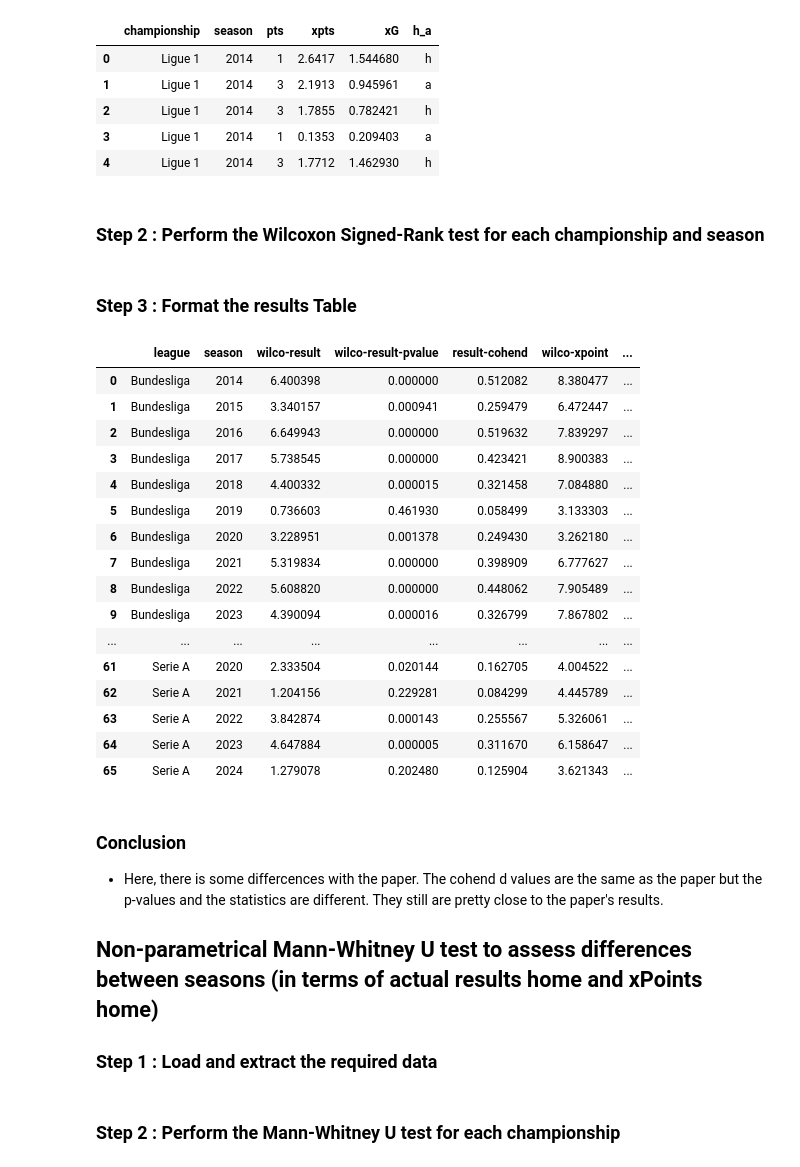
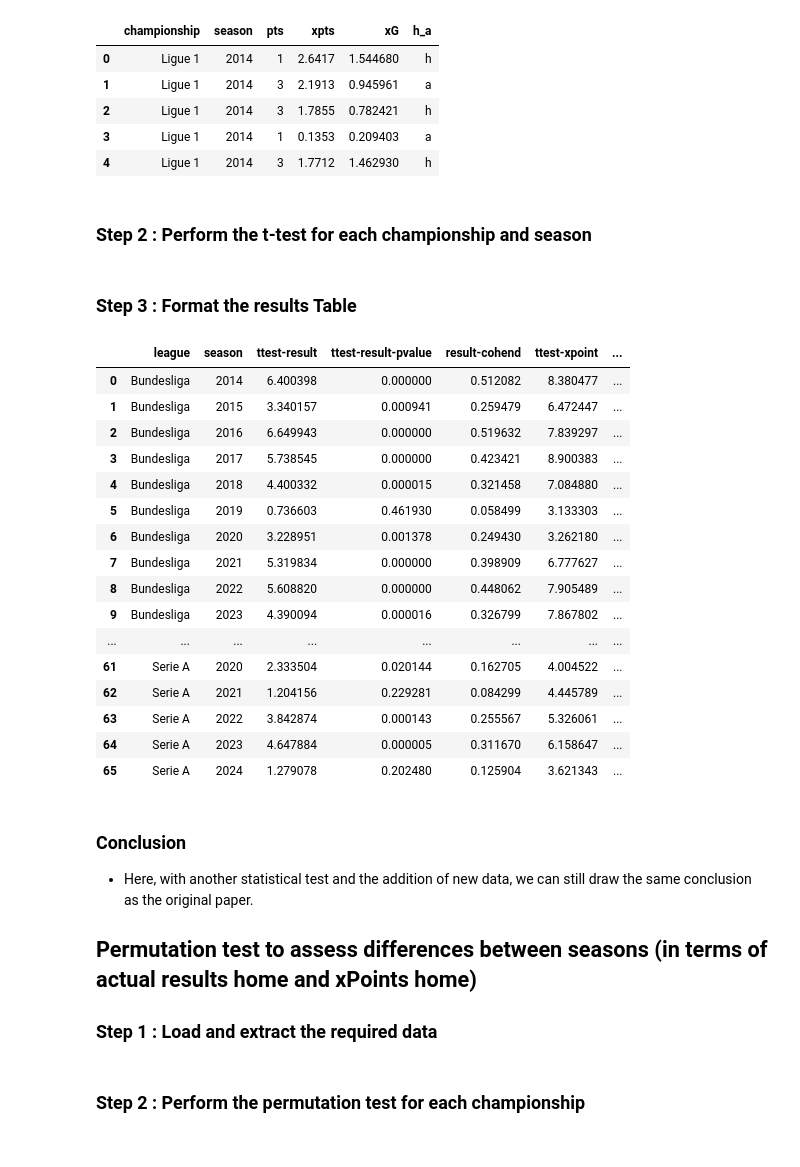
Before and after one commit to Humilokaki/TP4-REP-INSA2425, a Jupyter notebook: analysis/covid_home_advantage_analysis_replicability.ipynb.ipynb, the cells around one changed output. Cells and saved outputs as stored; diff of their text form; code cells hidden in the pictures.

```diff
--- a/analysis/covid_home_advantage_analysis_repricability.ipynb.ipynb
+++ b/analysis/covid_home_advantage_analysis_replicability.ipynb.ipynb
@@ -198,7 +198,7 @@ data.head()
 | 3 | Ligue 1 | 2014 | 1 | 0.1353 | 0.209403 | a |
 | 4 | Ligue 1 | 2014 | 3 | 1.7712 | 1.462930 | h |
 # %% [markdown]
-### Step 2 : Perform the Wilcoxon Signed-Rank test for each championship and season
+### Step 2 : Perform the t-test for each championship and season
 # %%
 ttest_results = []
 
@@ -227,14 +227,14 @@ for (championship, season), group in data.groupby(['championship', 'season']):
         ttest_results.append({
             'league': championship,
             'season': season,
-            'wilco-result': ttest_points.statistic,
-            'wilco-result-pvalue': ttest_points.pvalue,
+            'ttest-result': ttest_points.statistic,
+            'ttest-result-pvalue': ttest_points.pvalue,
             'result-cohend': cohens_d_points,
-            'wilco-xpoint': ttest_xpoints.statistic,
-            'wilco-xpoints-pvalue': ttest_xpoints.pvalue,
+            'ttest-xpoint': ttest_xpoints.statistic,
+            'ttest-xpoints-pvalue': ttest_xpoints.pvalue,
             'xpoints-cohend': cohens_d_xpoints,
-            'wilco-xg': ttest_xg.statistic,
-            'wilco-xg-pvalue': ttest_xg.pvalue,
+            'ttest-xg': ttest_xg.statistic,
+            'ttest-xg-pvalue': ttest_xg.pvalue,
             'xg-cohend': cohens_d_xg
         })
 
@@ -244,23 +244,23 @@ ttest_df = pd.DataFrame(ttest_results)
 # %%
 # Highlight p-values < 0.05 and Cohen's d thresholds
 def highlight_pval(val):
     return "background-color: red" if val < 0.05 else ""
 
 def highlight_cohens_d(val):
     if val < 0.2:
         return "background-color: yellow"
     elif 0.2 <= val < 0.5:
         return "background-color: orange"
 
         return "background-color: red"
     return ""
 
-styled_ttest_df = ttest_df.style.applymap(highlight_pval, subset=['wilco-result-pvalue', 'wilco-xpoints-pvalue', 'wilco-xg-pvalue']) \
+styled_ttest_df = ttest_df.style.applymap(highlight_pval, subset=['ttest-result-pvalue', 'ttest-xpoints-pvalue', 'ttest-xg-pvalue']) \
                                        .applymap(highlight_cohens_d, subset=['result-cohend', 'xpoints-cohend', 'xg-cohend'])
 
 styled_ttest_df
 # %% [output]
-|  | league | season | wilco-result | wilco-result-pvalue | result-cohend | wilco-xpoint | ... |
+|  | league | season | ttest-result | ttest-result-pvalue | result-cohend | ttest-xpoint | ... |
 | 0 | Bundesliga | 2014 | 6.400398 | 0.000000 | 0.512082 | 8.380477 | ... |
 | 1 | Bundesliga | 2015 | 3.340157 | 0.000941 | 0.259479 | 6.472447 | ... |
 | 2 | Bundesliga | 2016 | 6.649943 | 0.000000 | 0.519632 | 7.839297 | ... |
@@ -280,9 +280,9 @@ styled_ttest_df
 # %% [markdown]
 ### Conclusion
 
-- Here, there is some differcences with the paper. The cohend d values are the same as the paper but the p-values and the statistics are different. They still are pretty close to the paper's results.
+- Here, with another statistical test and the addition of new data, we can still draw the same conclusion as the original paper.
 
-## Non-parametrical Mann-Whitney U test to assess differences between seasons (in terms of actual results home and xPoints home)
+## Permutation test to assess differences between seasons (in terms of actual results home and xPoints home)
 
 ### Step 1 : Load and extract the required data
 # %%
@@ -297,7 +297,7 @@ df = df[['championship', 'season', 'xpts', 'h_a']]
 # Filter the data to only include home
 df = df[df['h_a'] == 'h']
 # %% [markdown]
-### Step 2 : Perform the Mann-Whitney U test for each championship
+### Step 2 : Perform the permutation test for each championship
 # %%
 import numpy as np
 import pandas as pd
```
Also changed, not shown: parts of 5 cells of this notebook.
